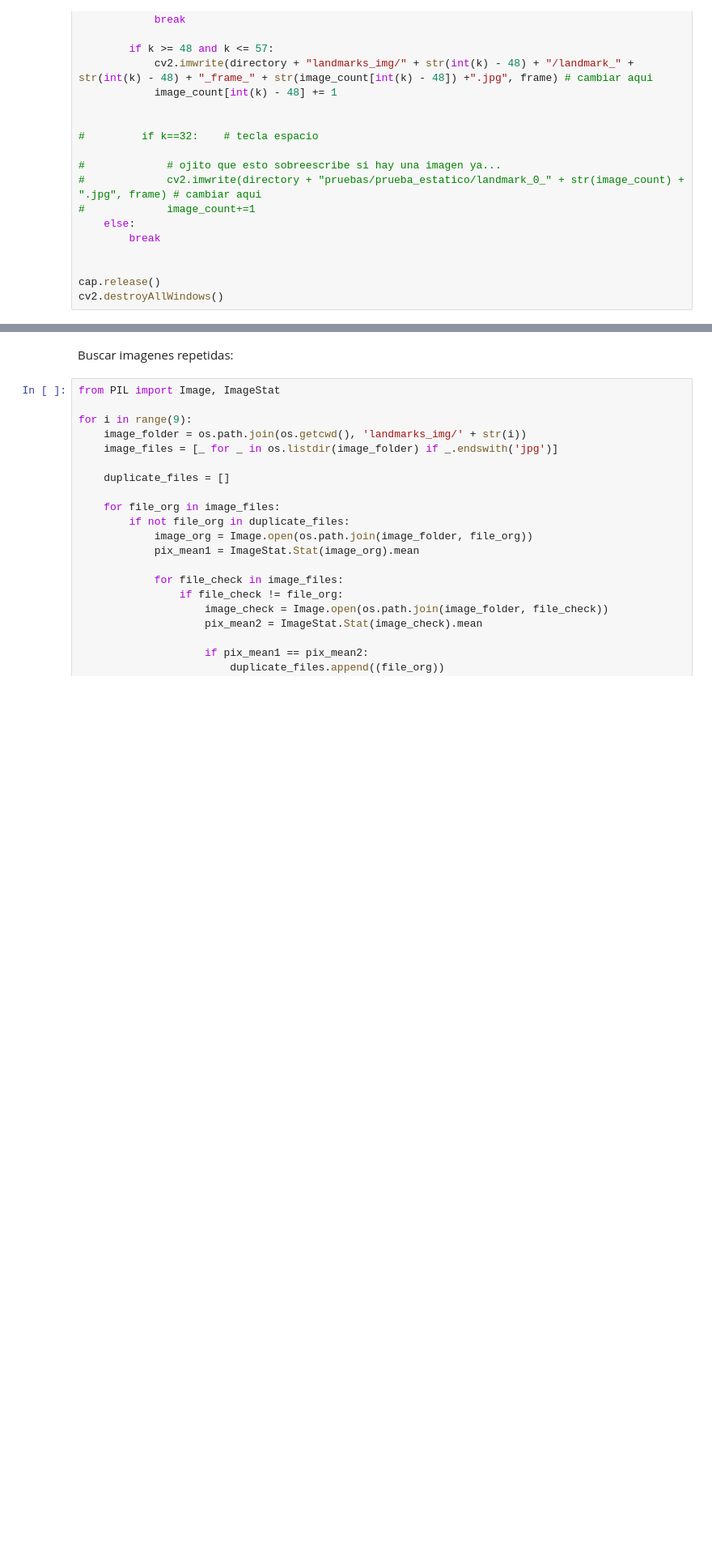
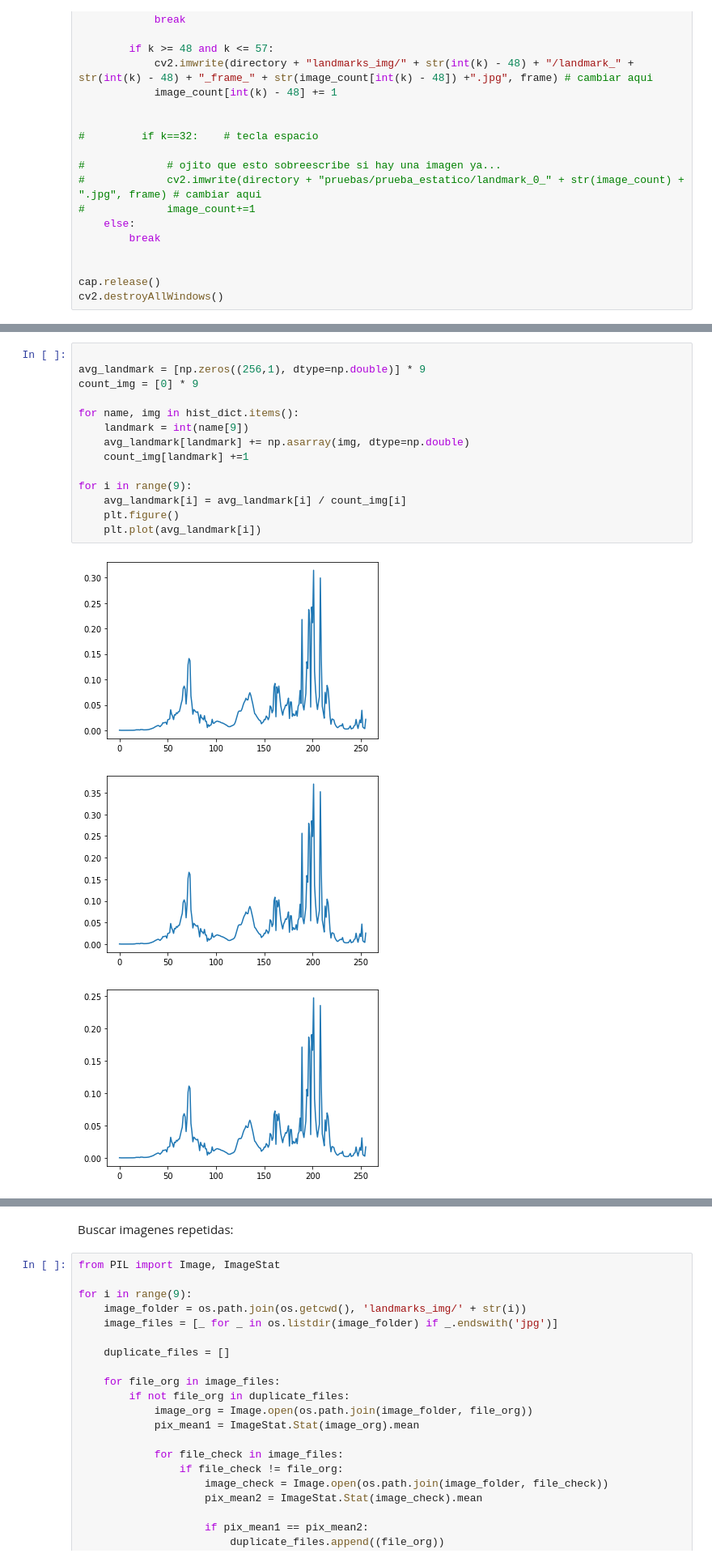
Before and after one commit to BenitezDev/Visual-Topological-Maps, a Jupyter notebook: Practica2.ipynb, the cells around one changed output, grey strips where cells are left out. Shown: that part at 81% size. Cells and saved outputs as stored; diff of their text form; blank space fills up the shorter version.

```diff
--- a/Practica2.ipynb
+++ b/Practica2.ipynb
@@ -52,0 +63,18 @@ cv2.destroyAllWindows()
+# %%
+
+avg_landmark = [np.zeros((256,1), dtype=np.double)] * 9
+count_img = [0] * 9
+
+for name, img in hist_dict.items():
+    landmark = int(name[9])
+    avg_landmark[landmark] += np.asarray(img, dtype=np.double)
+    count_img[landmark] +=1
+
+for i in range(9):
+    avg_landmark[i] = avg_landmark[i] / count_img[i]
+    plt.figure()
+    plt.plot(avg_landmark[i])
+# %% [output]
+[figure, added]
+[figure, added]
+[figure, added]
```
Also changed, not shown: parts of 18 cells of this notebook, 1 other file.
